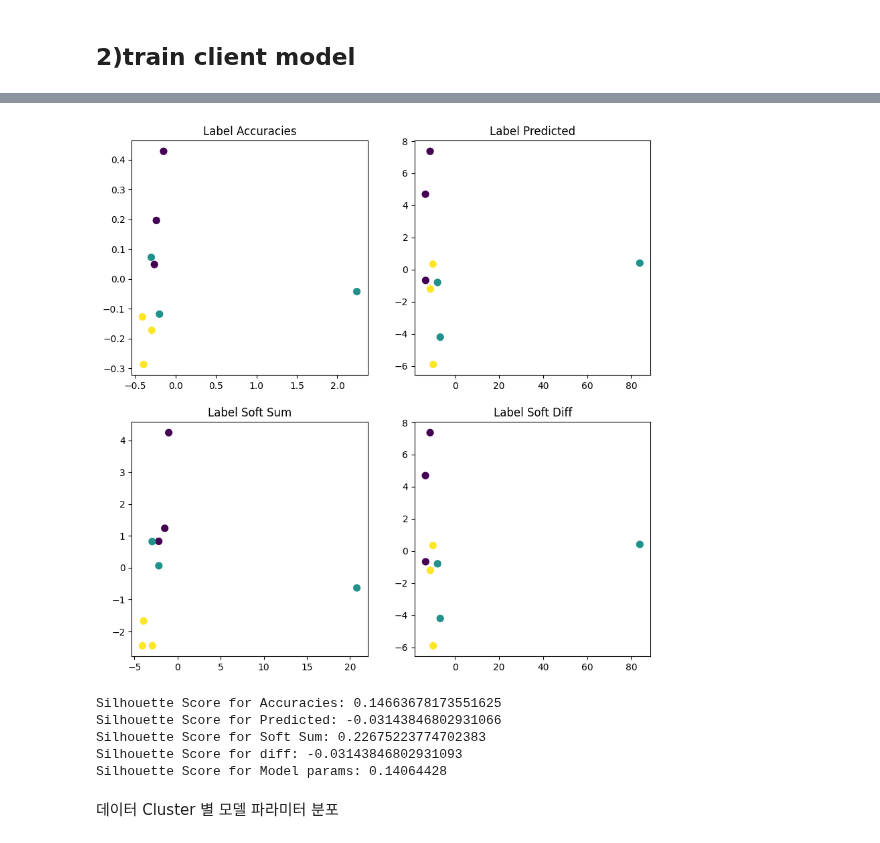
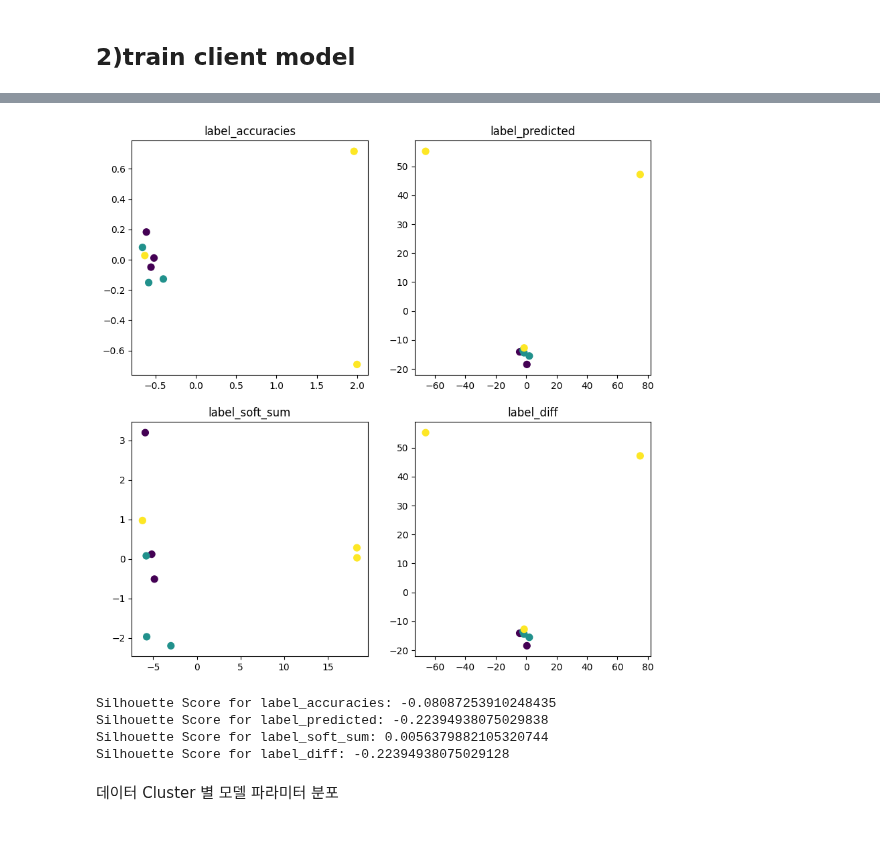
Before and after one commit to yangbaechu/FD-with-Label-Based-Group-Structure, a Jupyter notebook: Ferated distillation.ipynb, the cells around one changed output, grey strips where cells are left out. Saved outputs shown, nothing was run; the diff lists cells and outputs as text; code cells hidden in the pictures.

```diff
--- a/Ferated distillation.ipynb
+++ b/Ferated distillation.ipynb
@@ -258,52 +253,23 @@ label_predicted.sort_index(axis=1)
 # %%
 from sklearn.decomposition import PCA
-# Instantiate PCA
 pca = PCA(n_components=2)
 
 # Apply PCA to the dataframes
-label_accuracies_pca = pca.fit_transform(label_accuracies)
-label_predicted_pca = pca.fit_transform(label_predicted)
-label_soft_sum_pca = pca.fit_transform(label_soft_sum)
-label_diff_pca = pca.fit_transform(label_diff)
-transformed_data = pca.fit_transform(similarities)
+transformed_dfs = {name: pca.fit_transform(df) for name, df in dfs.items()}
 
-# Create labels
 labels = [0, 0, 0, 1, 1, 1, 2, 2, 2]
 
 fig, axs = plt.subplots(2, 2, figsize=(10, 10))
 
+# Set up subplot titles
+titles = ['Label Accuracies', 'Label Predicted', 'Label Soft Sum', 'Label Soft Diff']
+
 # Scatter plots with larger dots
 dot_size = 50
-axs[0, 0].scatter(label_accuracies_pca[:, 0], label_accuracies_pca[:, 1], c=labels, s=dot_size)
-axs[0, 0].set_title('Label Accuracies')
-axs[0, 1].scatter(label_predicted_pca[:, 0], label_predicted_pca[:, 1], c=labels, s=dot_size)
-axs[0, 1].set_title('Label Predicted')
-axs[1, 0].scatter(label_soft_sum_pca[:, 0], label_soft_sum_pca[:, 1], c=labels, s=dot_size)
-axs[1, 0].set_title('Label Soft Sum')
-axs[1, 1].scatter(label_diff_pca[:, 0], label_diff_pca[:, 1], c=labels, s=dot_size)
-axs[1, 1].set_title('Label Soft Diff')
+for ax, (title, data) in zip(axs.flatten(), transformed_dfs.items()):
+    ax.scatter(data[:, 0], data[:, 1], c=labels, s=dot_size)
+    ax.set_title(title)
 
 plt.show()
 # %% [output]
-[figure, old version]
+[figure, new version]
-# %%
-from sklearn.metrics import silhouette_score
-
-# Calculate Silhouette Scores
-silhouette_accuracies = silhouette_score(label_accuracies_pca, labels)
-silhouette_predicted = silhouette_score(label_predicted_pca, labels)
-silhouette_soft_sum = silhouette_score(label_soft_sum_pca, labels)
-silhouette_diff = silhouette_score(label_diff_pca, labels)
-silhouette_transformed_data = silhouette_score(transformed_data, labels)
-
-print('Silhouette Score for Accuracies:', silhouette_accuracies)
-print('Silhouette Score for Predicted:', silhouette_predicted)
-print('Silhouette Score for Soft Sum:', silhouette_soft_sum)
-print('Silhouette Score for diff:', silhouette_diff)
-print('Silhouette Score for Model params:', silhouette_transformed_data)
-# %% [output]
-Silhouette Score for Accuracies: 0.14663678173551625
-Silhouette Score for Predicted: -0.03143846802931066
-Silhouette Score for Soft Sum: 0.22675223774702383
-Silhouette Score for diff: -0.03143846802931093
-Silhouette Score for Model params: 0.14064428
@@ -312,3 +276,15 @@ Silhouette Score for Model params: 0.14064428
+# %%
+# Calculate Silhouette Scores
+silhouette_scores = {name: silhouette_score(data, labels) for name, data in transformed_dfs.items()}
+
+# Print Silhouette Scores
+for title, score in silhouette_scores.items():
+    print(f'Silhouette Score for {title}:', score)
+# %% [output]
+Silhouette Score for label_accuracies: -0.08087253910248435
+Silhouette Score for label_predicted: -0.22394938075029838
+Silhouette Score for label_soft_sum: 0.0056379882105320744
+Silhouette Score for label_diff: -0.22394938075029128
 # %% [markdown]
 데이터 Cluster 별 모델 파라미터 분포
 # %%
```
Also changed, not shown: parts of 11 cells of this notebook, 1 other file.
